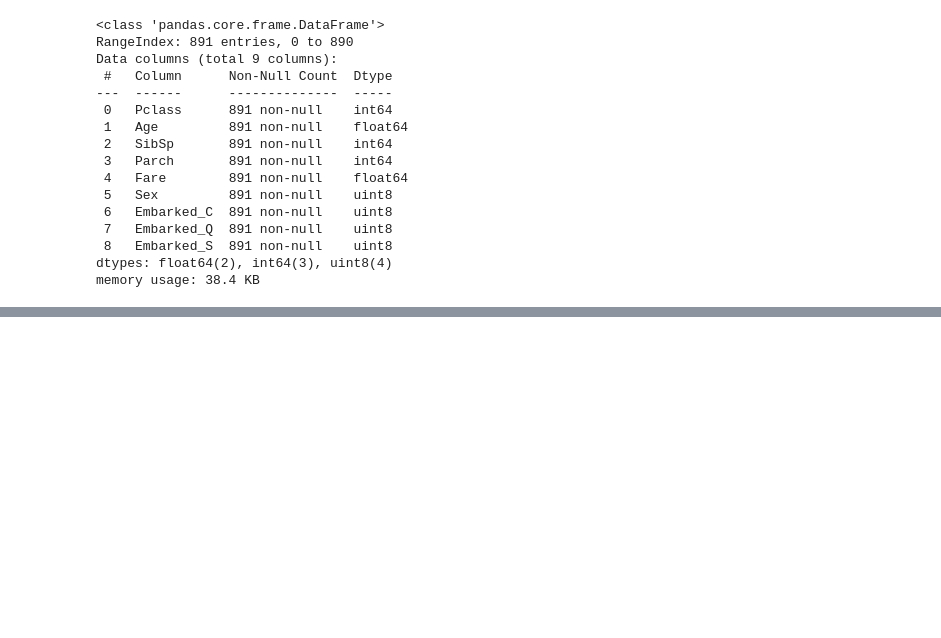
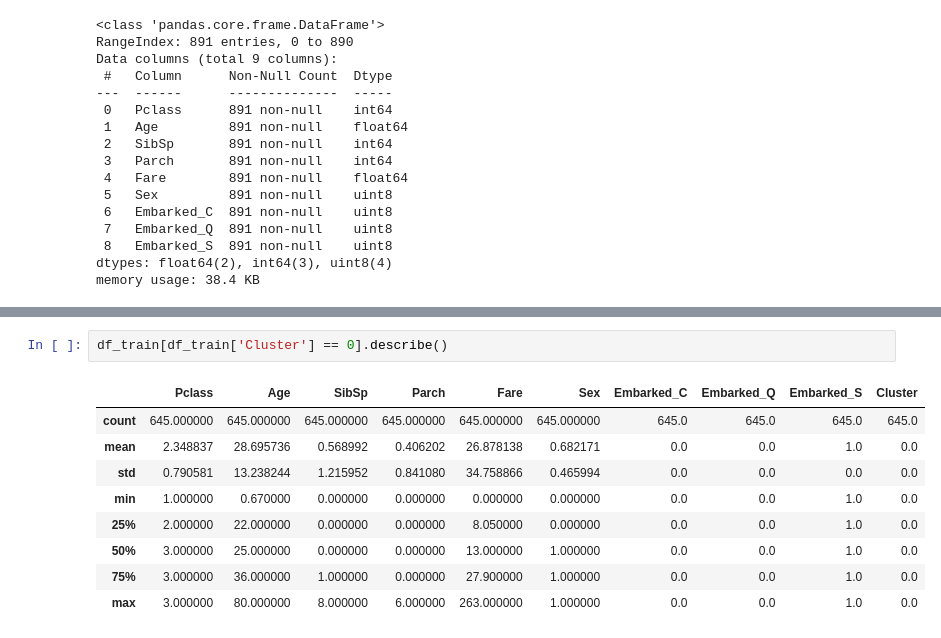
Before and after one commit to Ruslansmu/ML_Lab3, a Jupyter notebook: Lab3.ipynb, the cells around one changed output, grey strips where cells are left out. Saved outputs shown, nothing was run; the diff lists cells and outputs as text; blank space fills up the shorter version.

```diff
--- a/Lab3.ipynb
+++ b/Lab3.ipynb
@@ -407,0 +428,12 @@ memory usage: 38.4 KB
+# %%
+df_train[df_train['Cluster'] == 0].describe()
+# %% [output]
+|  | Pclass | Age | SibSp | Parch | Fare | Sex | Embarked_C | Embarked_Q | Embarked_S | Cluster |
+| count | 645.000000 | 645.000000 | 645.000000 | 645.000000 | 645.000000 | 645.000000 | 645.0 | 645.0 | 645.0 | 645.0 |
+| mean | 2.348837 | 28.695736 | 0.568992 | 0.406202 | 26.878138 | 0.682171 | 0.0 | 0.0 | 1.0 | 0.0 |
+| std | 0.790581 | 13.238244 | 1.215952 | 0.841080 | 34.758866 | 0.465994 | 0.0 | 0.0 | 0.0 | 0.0 |
+| min | 1.000000 | 0.670000 | 0.000000 | 0.000000 | 0.000000 | 0.000000 | 0.0 | 0.0 | 1.0 | 0.0 |
+| 25% | 2.000000 | 22.000000 | 0.000000 | 0.000000 | 8.050000 | 0.000000 | 0.0 | 0.0 | 1.0 | 0.0 |
+| 50% | 3.000000 | 25.000000 | 0.000000 | 0.000000 | 13.000000 | 1.000000 | 0.0 | 0.0 | 1.0 | 0.0 |
+| 75% | 3.000000 | 36.000000 | 1.000000 | 0.000000 | 27.900000 | 1.000000 | 0.0 | 0.0 | 1.0 | 0.0 |
+| max | 3.000000 | 80.000000 | 8.000000 | 6.000000 | 263.000000 | 1.000000 | 0.0 | 0.0 | 1.0 | 0.0 |
```
Also changed, not shown: parts of 11 cells of this notebook, 1 other file.
